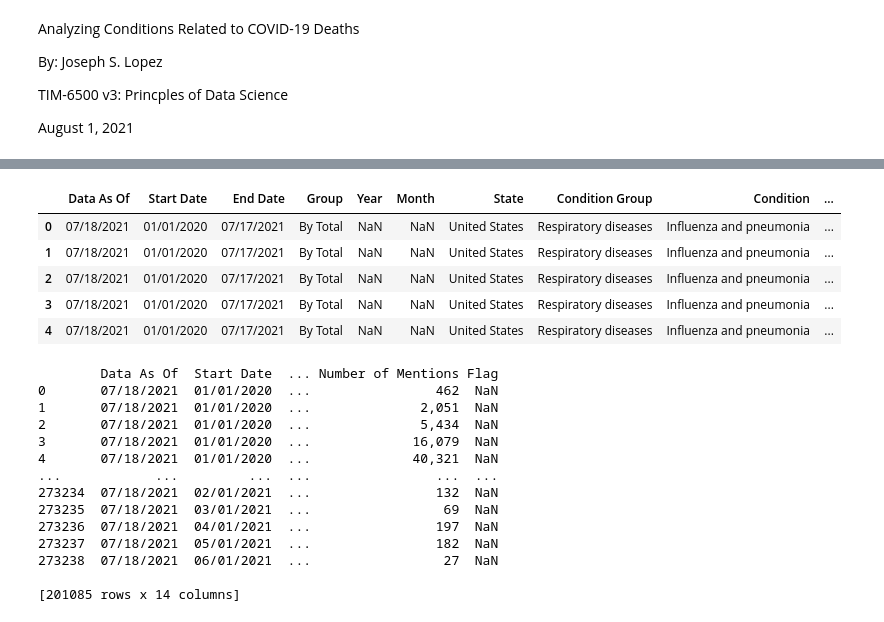
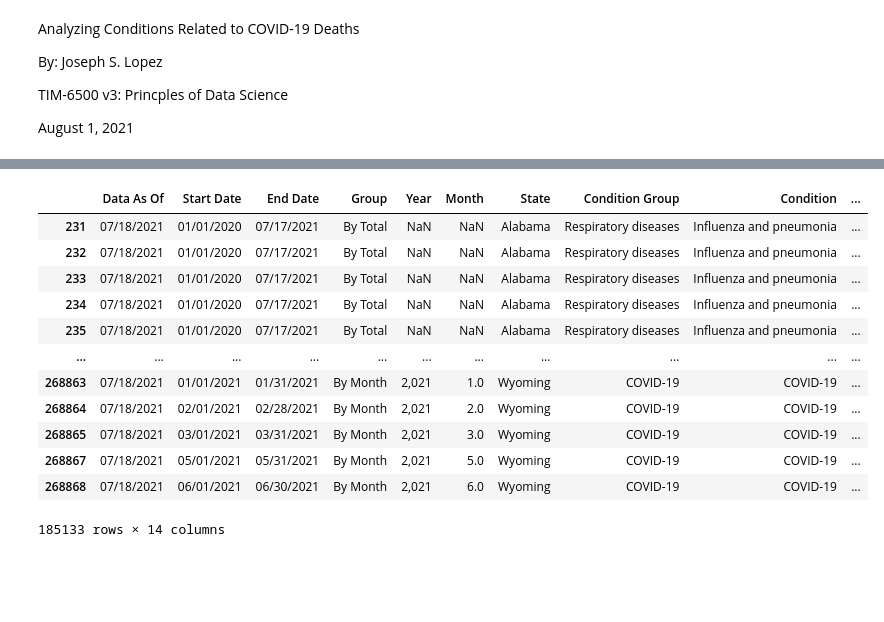
Before and after one commit to JScottLopez/github-ds, a Jupyter notebook: TIM_6500_JSLopez.ipynb, the cells around one changed output, grey strips where cells are left out. Saved outputs shown, nothing was run; the diff lists cells and outputs as text; code cells hidden in the pictures; blank space fills up the shorter version.

```diff
--- a/TIM_6500_JSLopez.ipynb
+++ b/TIM_6500_JSLopez.ipynb
@@ -51,0 +70,4 @@ dtype: object
+# %%
+#Remove commas from CV19_Deaths column
+df['CV19_Deaths']=df['CV19_Deaths'].str.replace(',','')
+display(df)
@@ -51,0 +88,4 @@ dtype: object
+# %%
+#Convert column type to float
+df['CV19_Deaths'] = df['CV19_Deaths'].astype(float, errors = 'raise')
+display(df)
@@ -89,0 +122,4 @@ df.groupby('Condition').count()
+# %%
+#drop all null values in CV19_Deaths column
+df.dropna(subset = ["CV19_Deaths"], inplace=True)
+display(df)
@@ -89,0 +140,5 @@ df.groupby('Condition').count()
+# %%
+# check for value of 0 in CV_Deaths column and drop rows
+index_names = df[df['CV19_Deaths'] == '0'].index
+df.drop(index_names, inplace = True)
+display(df)
@@ -90,32 +159,18 @@ df.groupby('Condition').count()
 # %%
-#remove all non relevant values
-df[df["State"].str.contains("District of Columbia|New York City|Puerto Rico|United States")==False]
-df[df["Age Group"].str.contains("Not stated|All Ages")==False]
-df[df["Group"].str.contains("By Year|By Total")==False]
-df.head()
+#remove all non-relevant values from State column
+df1 = df[~df.State.str.contains('District of Columbia|New York City|Puerto Rico|United States', regex=True)]
+display(df1)
 # %% [output]
 |  | Data As Of | Start Date | End Date | Group | Year | Month | State | Condition Group | Condition | ... |
-| 0 | 07/18/2021 | 01/01/2020 | 07/17/2021 | By Total | NaN | NaN | United States | Respiratory diseases | Influenza and pneumonia | ... |
-| 1 | 07/18/2021 | 01/01/2020 | 07/17/2021 | By Total | NaN | NaN | United States | Respiratory diseases | Influenza and pneumonia | ... |
-| 2 | 07/18/2021 | 01/01/2020 | 07/17/2021 | By Total | NaN | NaN | United States | Respiratory diseases | Influenza and pneumonia | ... |
-| 3 | 07/18/2021 | 01/01/2020 | 07/17/2021 | By Total | NaN | NaN | United States | Respiratory diseases | Influenza and pneumonia | ... |
-| 4 | 07/18/2021 | 01/01/2020 | 07/17/2021 | By Total | NaN | NaN | United States | Respiratory diseases | Influenza and pneumonia | ... |
+| 231 | 07/18/2021 | 01/01/2020 | 07/17/2021 | By Total | NaN | NaN | Alabama | Respiratory diseases | Influenza and pneumonia | ... |
+| 232 | 07/18/2021 | 01/01/2020 | 07/17/2021 | By Total | NaN | NaN | Alabama | Respiratory diseases | Influenza and pneumonia | ... |
+| 233 | 07/18/2021 | 01/01/2020 | 07/17/2021 | By Total | NaN | NaN | Alabama | Respiratory diseases | Influenza and pneumonia | ... |
+| 234 | 07/18/2021 | 01/01/2020 | 07/17/2021 | By Total | NaN | NaN | Alabama | Respiratory diseases | Influenza and pneumonia | ... |
+| 235 | 07/18/2021 | 01/01/2020 | 07/17/2021 | By Total | NaN | NaN | Alabama | Respiratory diseases | Influenza and pneumonia | ... |
+| ... | ... | ... | ... | ... | ... | ... | ... | ... | ... | ... |
+| 268863 | 07/18/2021 | 01/01/2021 | 01/31/2021 | By Month | 2,021 | 1.0 | Wyoming | COVID-19 | COVID-19 | ... |
+| 268864 | 07/18/2021 | 02/01/2021 | 02/28/2021 | By Month | 2,021 | 2.0 | Wyoming | COVID-19 | COVID-19 | ... |
+| 268865 | 07/18/2021 | 03/01/2021 | 03/31/2021 | By Month | 2,021 | 3.0 | Wyoming | COVID-19 | COVID-19 | ... |
+| 268867 | 07/18/2021 | 05/01/2021 | 05/31/2021 | By Month | 2,021 | 5.0 | Wyoming | COVID-19 | COVID-19 | ... |
+| 268868 | 07/18/2021 | 06/01/2021 | 06/30/2021 | By Month | 2,021 | 6.0 | Wyoming | COVID-19 | COVID-19 | ... |
+185133 rows × 14 columns
-# %%
-#drop all null values
-df.dropna(subset = ["COVID-19 Deaths"], inplace=True)
-print(df)
-# %% [output]
-        Data As Of  Start Date  ... Number of Mentions Flag
-0       07/18/2021  01/01/2020  ...                462  NaN
-1       07/18/2021  01/01/2020  ...              2,051  NaN
-2       07/18/2021  01/01/2020  ...              5,434  NaN
-3       07/18/2021  01/01/2020  ...             16,079  NaN
-4       07/18/2021  01/01/2020  ...             40,321  NaN
-...            ...         ...  ...                ...  ...
-273234  07/18/2021  02/01/2021  ...                132  NaN
-273235  07/18/2021  03/01/2021  ...                 69  NaN
-273236  07/18/2021  04/01/2021  ...                197  NaN
-273237  07/18/2021  05/01/2021  ...                182  NaN
-273238  07/18/2021  06/01/2021  ...                 27  NaN
-
-[201085 rows x 14 columns]
```
Also changed, not shown: parts of 12 cells of this notebook.
